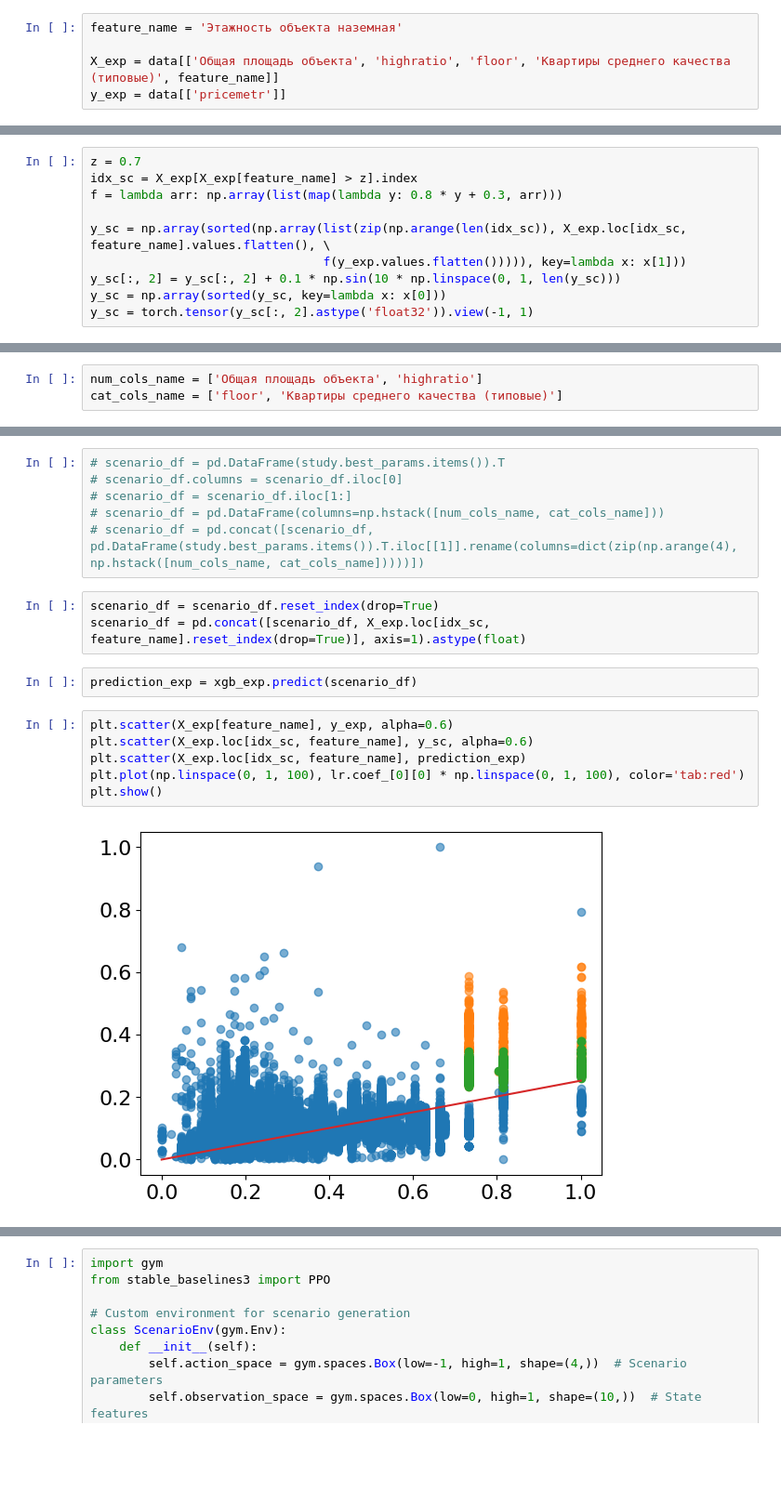
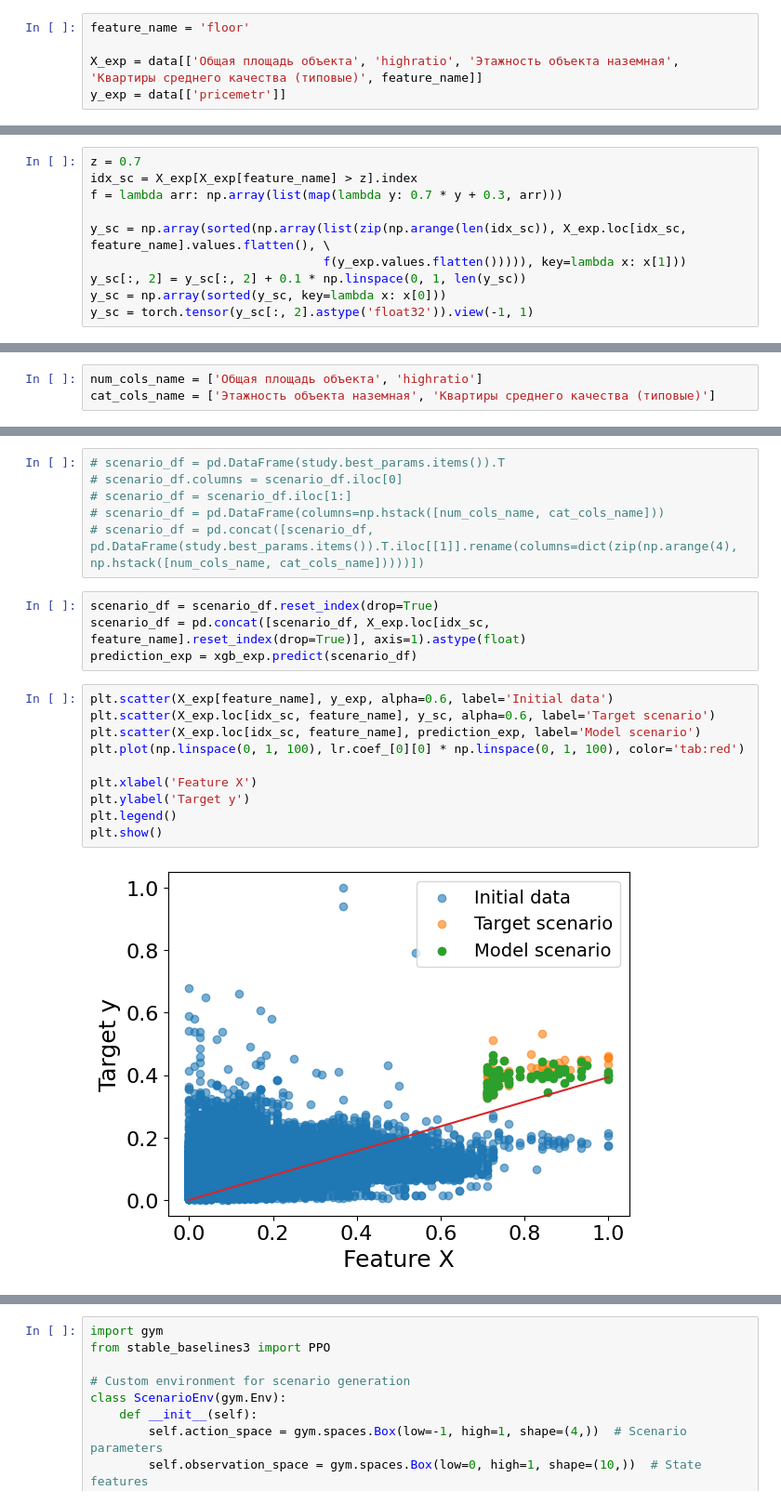
Before and after one commit to osa-bot/Benchmarking, a Jupyter notebook: Scenario_model.ipynb, the cells around one changed output, grey strips where cells are left out. Shown at 93% size. Saved outputs shown, nothing was run; the diff lists cells and outputs as text; blank space fills up the shorter version.

```diff
--- a/Scenario_model.ipynb
+++ b/Scenario_model.ipynb
@@ -733,9 +772,9 @@ array([-6.2543335e-03,  2.1284095e-04,  1.4412588e-03,  3.2534238e-03,
 # %% [markdown]
 ### Создание сценария
 # %%
-feature_name = 'Этажность объекта наземная'
+feature_name = 'floor'
 
-X_exp = data[['Общая площадь объекта', 'highratio', 'floor', 'Квартиры среднего качества (типовые)', feature_name]]
+X_exp = data[['Общая площадь объекта', 'highratio', 'Этажность объекта наземная', 'Квартиры среднего качества (типовые)', feature_name]]
 y_exp = data[['pricemetr']]
 # %%
 xgb_exp = XGBRegressor()
@@ -765,11 +804,11 @@ array([ 0.26093203,  0.13569691,  0.26128821, -0.15809314,  0.33215912])
 # %%
 z = 0.7
 idx_sc = X_exp[X_exp[feature_name] > z].index
-f = lambda arr: np.array(list(map(lambda y: 0.8 * y + 0.3, arr)))
+f = lambda arr: np.array(list(map(lambda y: 0.7 * y + 0.3, arr)))
 
 y_sc = np.array(sorted(np.array(list(zip(np.arange(len(idx_sc)), X_exp.loc[idx_sc, feature_name].values.flatten(), \
                                 f(y_exp.values.flatten())))), key=lambda x: x[1]))
-y_sc[:, 2] = y_sc[:, 2] + 0.1 * np.sin(10 * np.linspace(0, 1, len(y_sc)))
+y_sc[:, 2] = y_sc[:, 2] + 0.1 * np.linspace(0, 1, len(y_sc))
 y_sc = np.array(sorted(y_sc, key=lambda x: x[0]))
 y_sc = torch.tensor(y_sc[:, 2].astype('float32')).view(-1, 1)
 # %%
@@ -783,4 +823,4 @@ plt.show()
 feat_col_idx = np.where(X_exp.columns == feature_name)[0].item()
 # %%
 num_cols_name = ['Общая площадь объекта', 'highratio']
-cat_cols_name = ['floor', 'Квартиры среднего качества (типовые)']
+cat_cols_name = ['Этажность объекта наземная', 'Квартиры среднего качества (типовые)']
@@ -829,13 +867,16 @@ for i in steps:
 # %%
 scenario_df = scenario_df.reset_index(drop=True)
 scenario_df = pd.concat([scenario_df, X_exp.loc[idx_sc, feature_name].reset_index(drop=True)], axis=1).astype(float)
+prediction_exp = xgb_exp.predict(scenario_df)
-# %%
-prediction_exp = xgb_exp.predict(scenario_df)
 # %%
-plt.scatter(X_exp[feature_name], y_exp, alpha=0.6)
-plt.scatter(X_exp.loc[idx_sc, feature_name], y_sc, alpha=0.6)
-plt.scatter(X_exp.loc[idx_sc, feature_name], prediction_exp)
+plt.scatter(X_exp[feature_name], y_exp, alpha=0.6, label='Initial data')
+plt.scatter(X_exp.loc[idx_sc, feature_name], y_sc, alpha=0.6, label='Target scenario')
+plt.scatter(X_exp.loc[idx_sc, feature_name], prediction_exp, label='Model scenario')
 plt.plot(np.linspace(0, 1, 100), lr.coef_[0][0] * np.linspace(0, 1, 100), color='tab:red')
+
+plt.xlabel('Feature X')
+plt.ylabel('Target y')
+plt.legend()
 plt.show()
 # %% [output]
-[figure, old version]
+[figure, new version]
```
Also changed, not shown: parts of 19 cells of this notebook.
